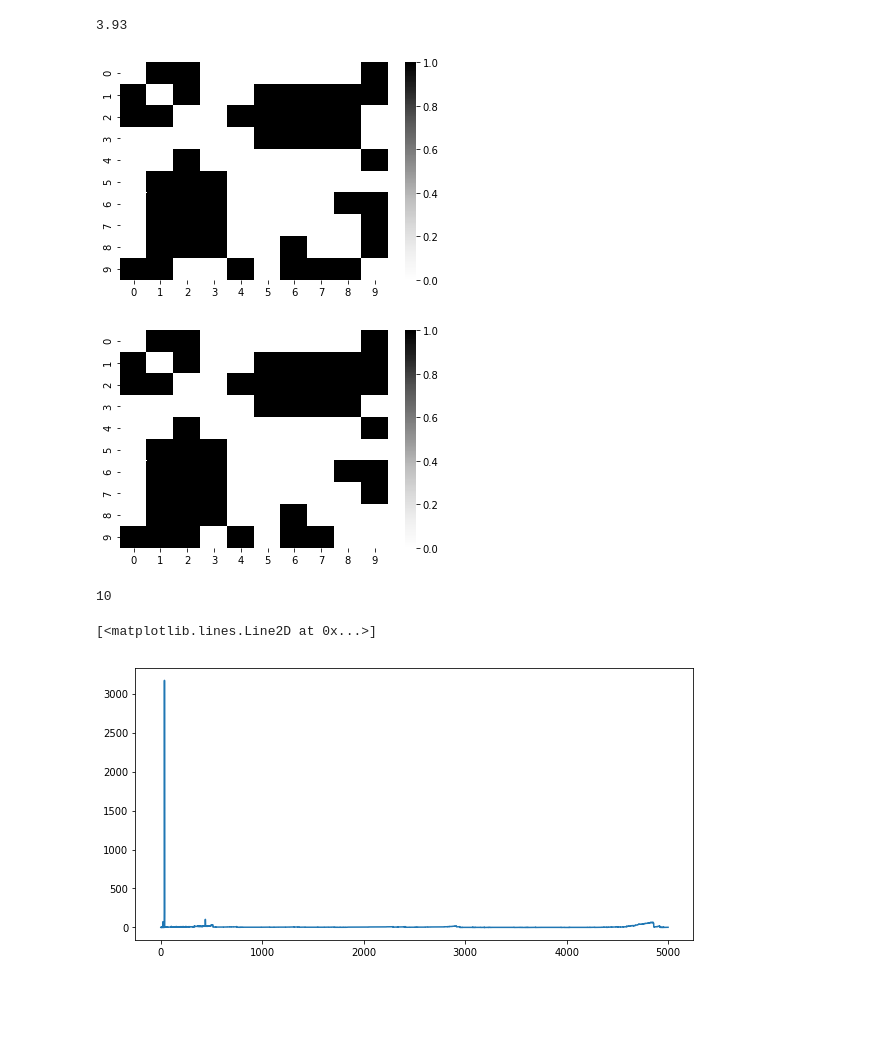
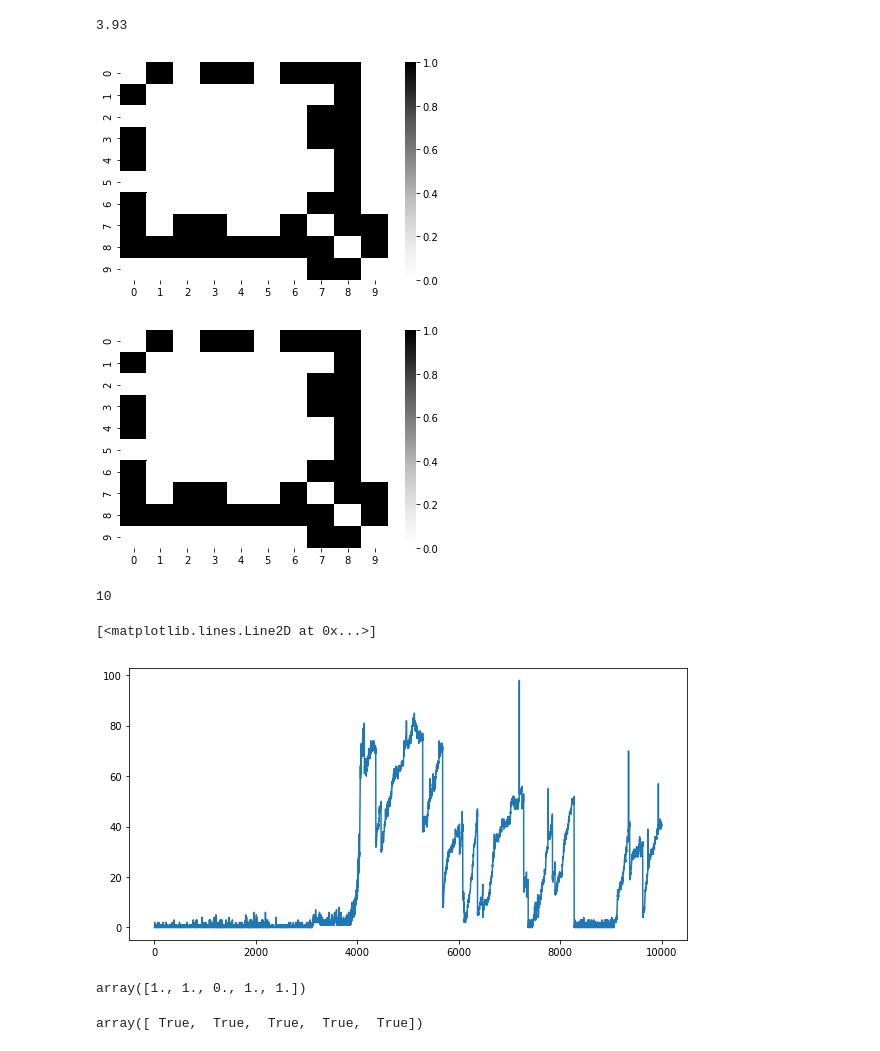
Before and after one commit to KabirDabholkar/SOC_model, a Jupyter notebook: degree_dist_plot_2.ipynb, the cells around one changed output. Saved outputs shown, nothing was run; the diff lists cells and outputs as text; code cells hidden in the pictures; blank space fills up the shorter version.

```diff
--- a/degree_dist_plot_2.ipynb
+++ b/degree_dist_plot_2.ipynb
@@ -10,11 +10,11 @@ def step_key(file_name):
 # %% [markdown]
 ## Getting file names
 # %%
-N=10000
-F=0.0001
-loc="/data/kabir/output/SOC_model/data_f"+str(F)+"N"+str(N)+"/"
+N=1000
+F=0.001
+loc="/data/kabir/output/SOC_model/data_f"+str(F)+"N"+str(N)+"/" #180519_
 files=os.listdir(loc)
-#files.remove("avalanche_sizes.pkl")
+files.remove("avalanche_sizes.pkl")
 for file in files:
     if "time" in file:
         time_file=file
@@ -29,11 +29,16 @@ print(files)
 # %%
 steps=[]
 data=[]
-for file in files[0:2]:
+for file in files:
     path=loc+file
-    print(file)
+    #print(file)
     with open(path,'rb') as pickle_file:
         u = pkl._Unpickler(pickle_file)
         u.encoding = 'latin1'
-        data.append(u.load())
+        data.append(u.load()['dist'])
     steps.append(step_key(file))
+
+with open(loc+'avalanche_sizes.pkl','rb') as pickle_file:
+        u = pkl._Unpickler(pickle_file)
+        u.encoding = 'latin1'
+        avalanche_sizes=u.load()
@@ -69,34 +75,45 @@ np.dot(a[1].flat,a[0].flat)/5000
 # %% [output]
 3.93
 # %%
-step=9
-A=p['save_As'][step]
+step=50
+A=data[step]['A']
 fig = plt.figure(figsize=(5, 5))
 plt.title("Adjacency Matrix")
 #plt.imshow(A,cmap="Greys",interpolation="none")
 %matplotlib inline
 sns.heatmap(A, cmap="Greys")
 plt.show()
 
-A=p['save_As'][step+1]
+A=data[step+1]['A']
 fig = plt.figure(figsize=(5, 5))
 plt.title("Adjacency Matrix")
 #plt.imshow(A,cmap="Greys",interpolation="none")
 %matplotlib inline
 sns.heatmap(A, cmap="Greys")
 plt.show()
 # %% [output]
-[figure, old version]
+[figure, new version]
-[figure, old version]
+[figure, new version]
 # %%
 len(p['save_As'])
 # %% [output]
 10
 # %%
 plt.figure(figsize=(10,5))
-plt.plot(p['avalanche_size'])
+plt.plot(avalanche_sizes)
 # %% [output]
 [<matplotlib.lines.Line2D at 0x...>]
-[figure, old version]
+[figure, new version]
 # %%
 clear all
+# %%
+I=np.identity(5)
+I[2,2]=0
+b=np.ones(5)
+np.matmul(I,b>0)
+# %% [output]
+array([1., 1., 0., 1., 1.])
+# %%
+b>0
+# %% [output]
+array([ True,  True,  True,  True,  True])
```
Also changed, not shown: parts of 5 cells of this notebook, 1 other file.
